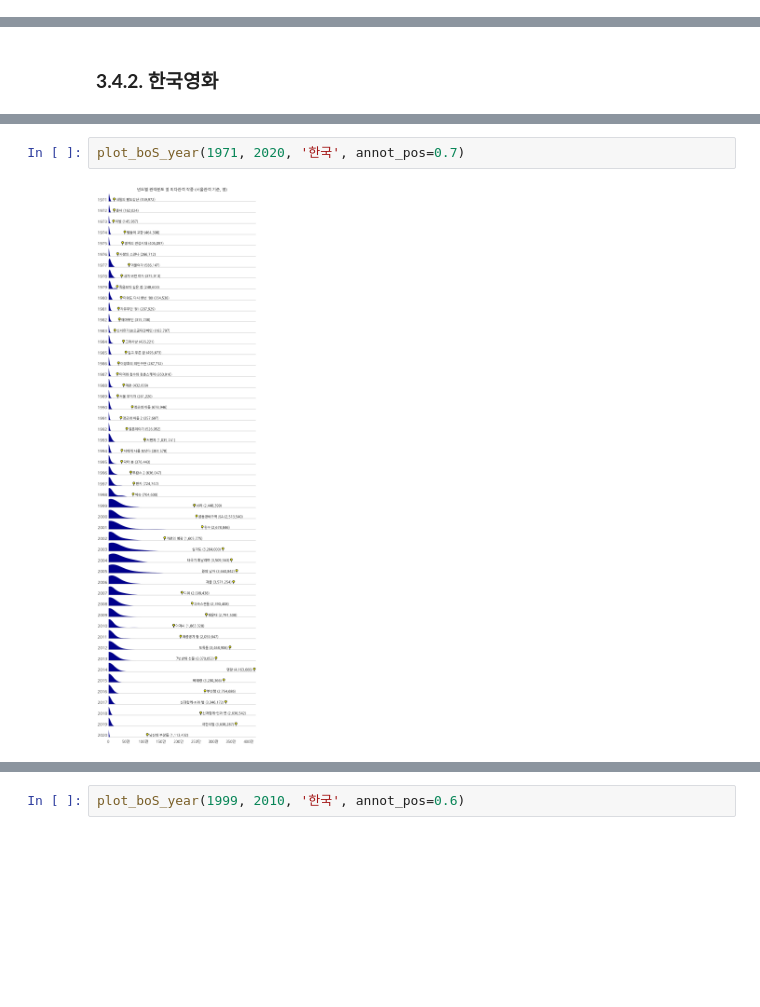
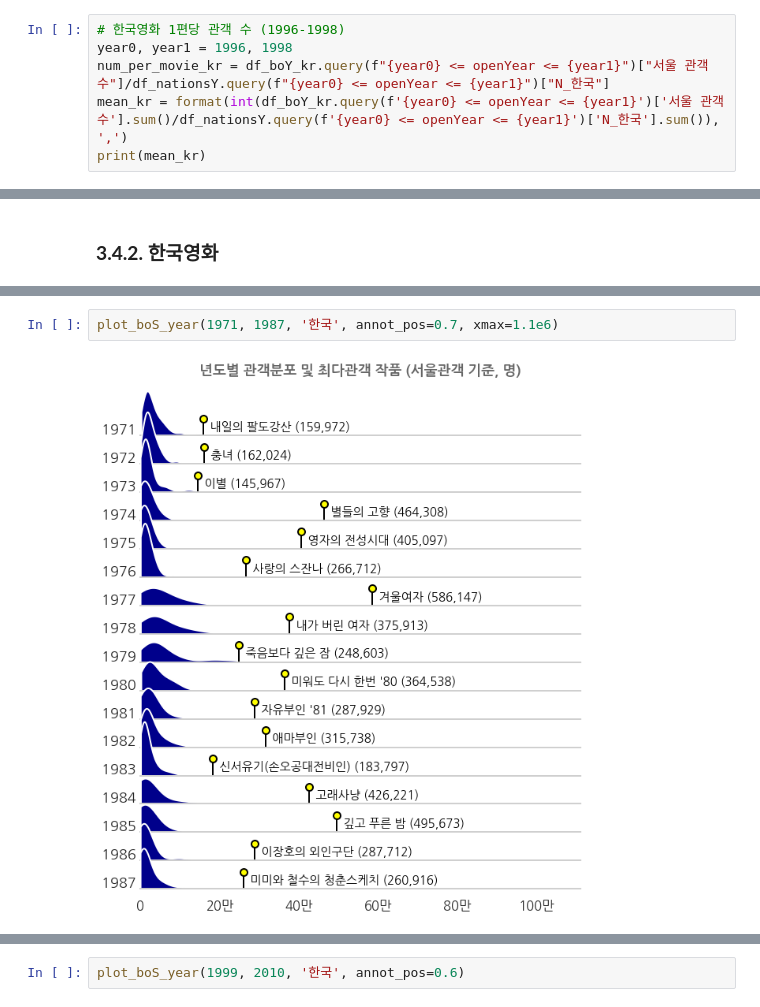
Before and after one commit to jehyunlee/datastory, a Jupyter notebook: 2021/movie/movie_2_boxoffice.ipynb, the cells around one changed output, grey strips where cells are left out. Drawn from its saved outputs; the diff is of its cells as text; blank space fills up the shorter version.

```diff
--- a/2021/movie/movie_2_boxoffice.ipynb
+++ b/2021/movie/movie_2_boxoffice.ipynb
@@ -880,0 +905,6 @@ fig.savefig(f"./images/num_movie_mean_{year0}.png", dpi=200)
+# %%
+# 한국영화 1편당 관객 수 (1996-1998)
+year0, year1 = 1996, 1998
+num_per_movie_kr = df_boY_kr.query(f"{year0} <= openYear <= {year1}")["서울 관객수"]/df_nationsY.query(f"{year0} <= openYear <= {year1}")["N_한국"]
+mean_kr = format(int(df_boY_kr.query(f'{year0} <= openYear <= {year1}')['서울 관객수'].sum()/df_nationsY.query(f'{year0} <= openYear <= {year1}')['N_한국'].sum()), ',')
+print(mean_kr)
@@ -969,4 +1055,4 @@ def plot_boS_year(year0, year1, nation, annot_pos=0.8, bin_width=1000):
 # %%
-plot_boS_year(1971, 2020, '한국', annot_pos=0.7)
+plot_boS_year(1971, 1987, '한국', annot_pos=0.7, xmax=1.1e6)
 # %% [output]
-[figure, old version]
+[figure, new version]
```
Also changed, not shown: parts of 13 cells of this notebook.
